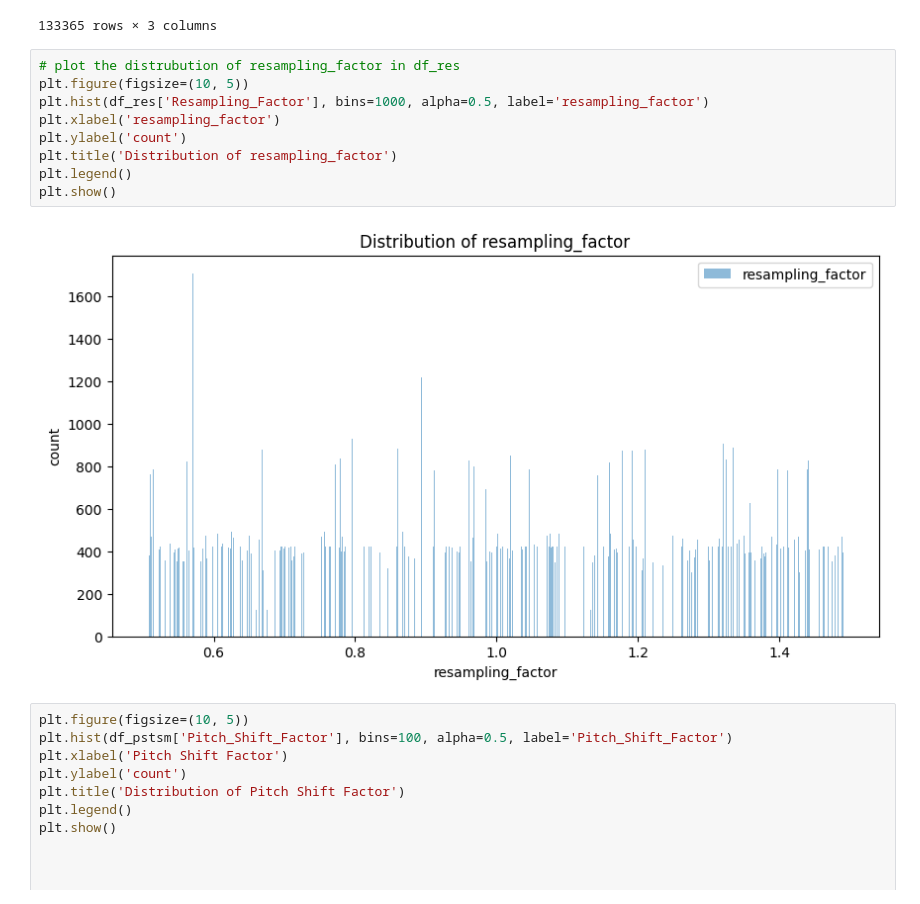
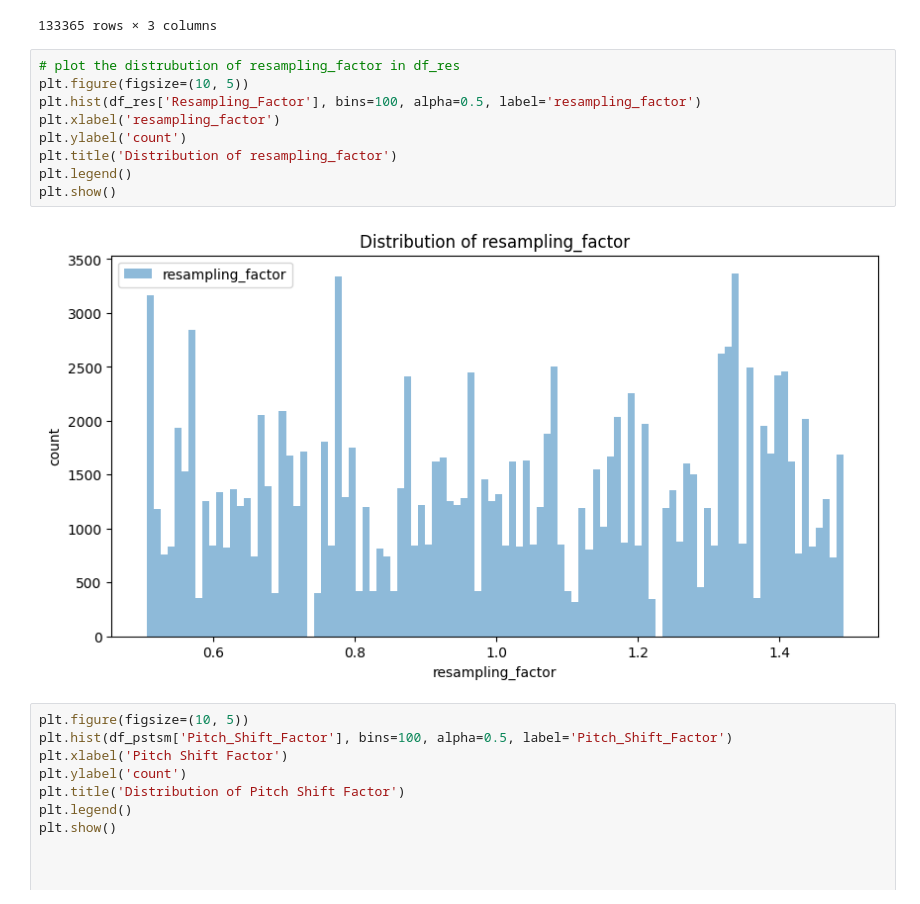
Before and after one commit to mariapolak/SMC10, a Jupyter notebook: plot_augmentation.ipynb, the cells around one changed output. Drawn from its saved outputs; the diff is of its cells as text.

```diff
--- a/plot_augmentation.ipynb
+++ b/plot_augmentation.ipynb
@@ -72,14 +72,14 @@ df_pstsm
 # %%
 # plot the distrubution of resampling_factor in df_res
 plt.figure(figsize=(10, 5))
-plt.hist(df_res['Resampling_Factor'], bins=1000, alpha=0.5, label='resampling_factor')
+plt.hist(df_res['Resampling_Factor'], bins=100, alpha=0.5, label='resampling_factor')
 plt.xlabel('resampling_factor')
 plt.ylabel('count')
 plt.title('Distribution of resampling_factor')
 plt.legend()
 plt.show()
 # %% [output]
-[figure, old version]
+[figure, new version]
 # %%
 plt.figure(figsize=(10, 5))
 plt.hist(df_pstsm['Pitch_Shift_Factor'], bins=100, alpha=0.5, label='Pitch_Shift_Factor')
```
Also changed, not shown: parts of 1 cell of this notebook, 2 other files.
